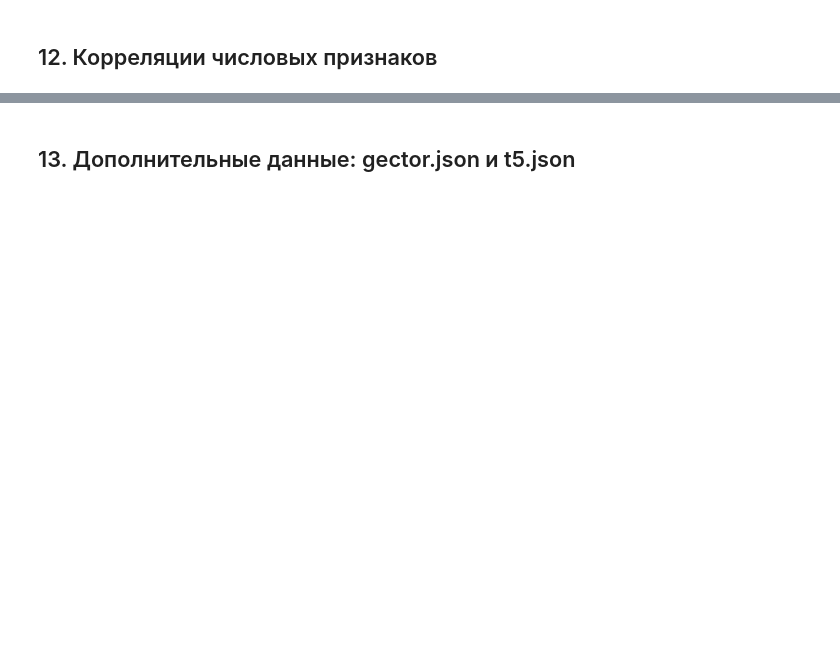
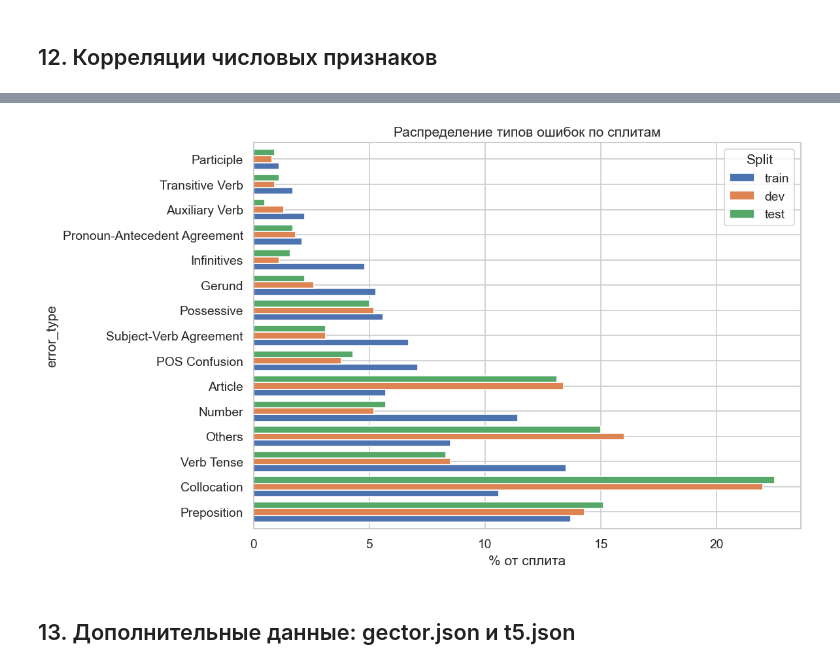
Before and after one commit to innokeny/exgen, a Jupyter notebook: notebooks/EDA.ipynb, the cells around one changed output, grey strips where cells are left out. Cells and saved outputs as stored; diff of their text form; code cells hidden in the pictures; blank space fills up the shorter version.

```diff
--- a/notebooks/EDA.ipynb
+++ b/notebooks/EDA.ipynb
@@ -230,3 +367,17 @@ plt.show()
+# %%
+# Распределение ошибок одинаково по сплитам?
+ct_split = pd.crosstab(df["error_type"], df["split"], normalize="columns").round(3) * 100
+ct_split = ct_split.loc[error_counts.index]
+
+fig, ax = plt.subplots(figsize=(10, 6))
+ct_split[["train", "dev", "test"]].plot.barh(ax=ax, width=0.8)
+ax.set_xlabel("% от сплита")
+ax.set_title("Распределение типов ошибок по сплитам")
+ax.legend(title="Split")
+plt.tight_layout()
+plt.show()
+# %% [output]
+[figure, added]
 # %% [markdown]
 ## 13. Дополнительные данные: gector.json и t5.json
 # %%
```
Also changed, not shown: parts of 20 cells of this notebook, 7 other files.
